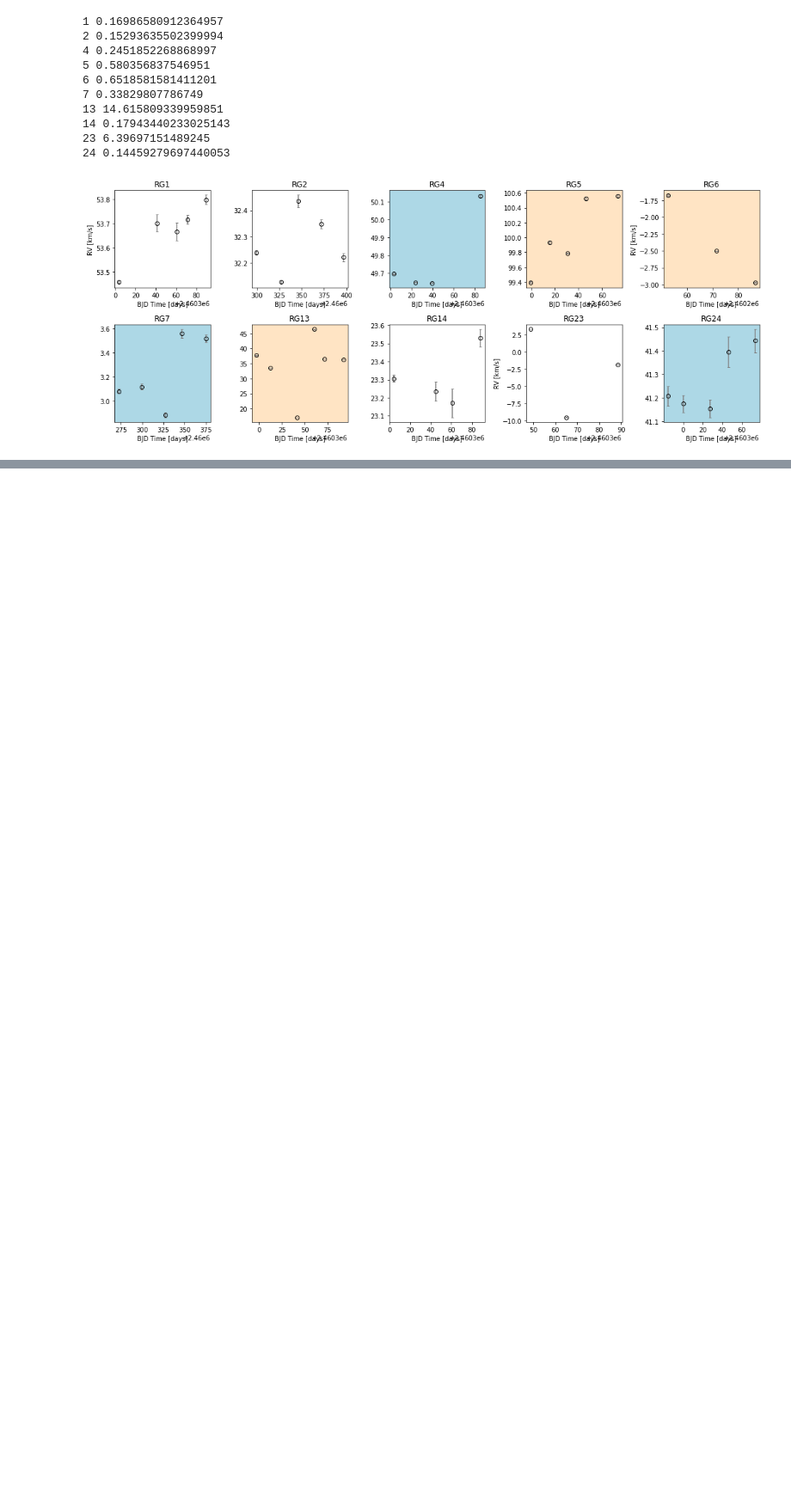
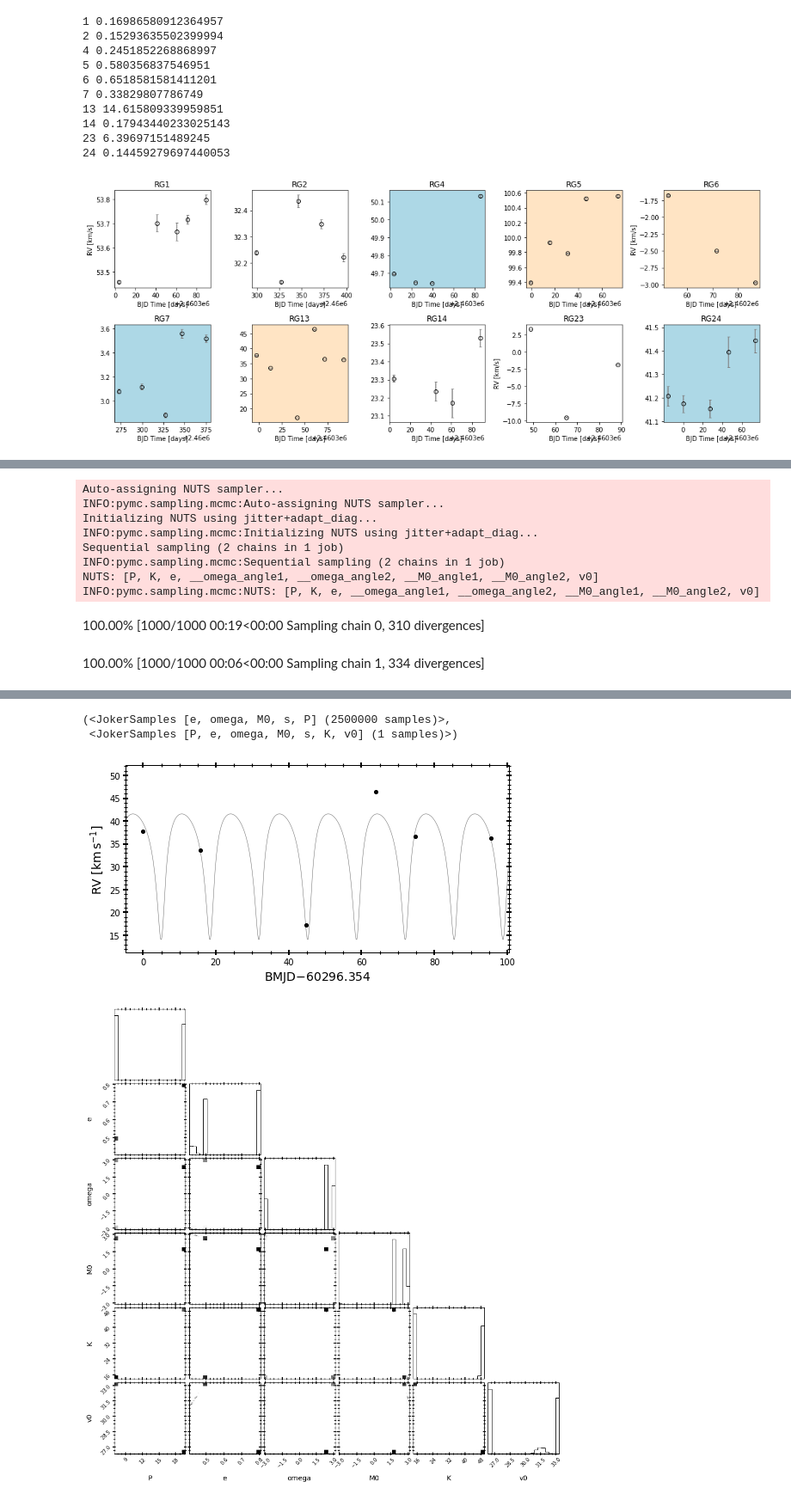
Before and after one commit to MaryumSayeed/ESPRESSO, a Jupyter notebook: scripts/read_fits.ipynb, the cells around one changed output, grey strips where cells are left out. Shown at 86% size. Cells and saved outputs as stored; diff of their text form; code cells hidden in the pictures; blank space fills up the shorter version.

```diff
--- a/scripts/read_fits.ipynb
+++ b/scripts/read_fits.ipynb
@@ -164,0 +266,3 @@ rnd = np.random.default_rng(seed=42)
+# %%
+test_tj(13,prior_size=2_500_000,save=False,MCMC=True)
+# %% [output]
@@ -164,0 +271,10 @@ rnd = np.random.default_rng(seed=42)
+Auto-assigning NUTS sampler...
+INFO:pymc.sampling.mcmc:Auto-assigning NUTS sampler...
+Initializing NUTS using jitter+adapt_diag...
+INFO:pymc.sampling.mcmc:Initializing NUTS using jitter+adapt_diag...
+Sequential sampling (2 chains in 1 job)
+INFO:pymc.sampling.mcmc:Sequential sampling (2 chains in 1 job)
+NUTS: [P, K, e, __omega_angle1, __omega_angle2, __M0_angle1, __M0_angle2, v0]
+INFO:pymc.sampling.mcmc:NUTS: [P, K, e, __omega_angle1, __omega_angle2, __M0_angle1, __M0_angle2, v0]
+100.00% [1000/1000 00:19<00:00 Sampling chain 0, 310 divergences]
+100.00% [1000/1000 00:06<00:00 Sampling chain 1, 334 divergences]
@@ -164,0 +298,4 @@ rnd = np.random.default_rng(seed=42)
+(<JokerSamples [e, omega, M0, s, P] (2500000 samples)>,
+ <JokerSamples [P, e, omega, M0, s, K, v0] (1 samples)>)
+[figure, added]
+[figure, added]
```
Also changed, not shown: parts of 20 cells of this notebook.
